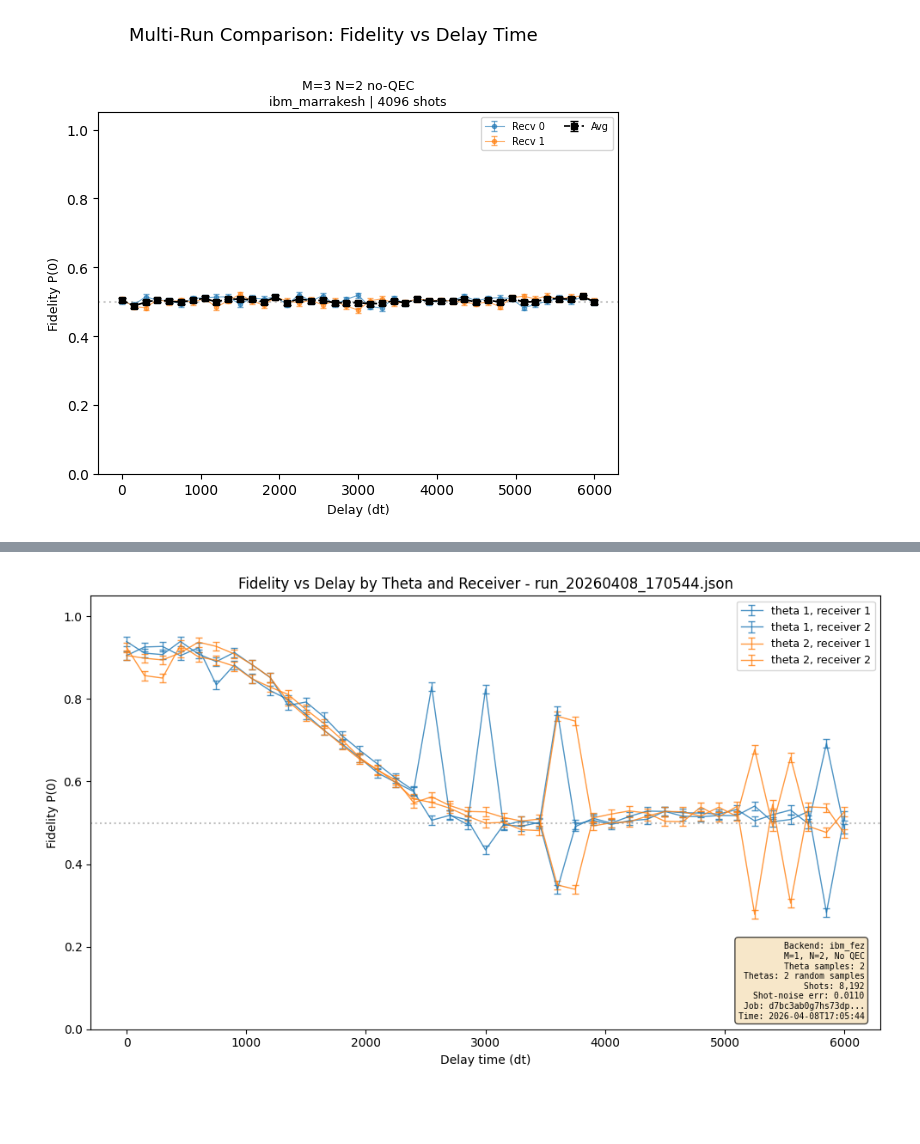
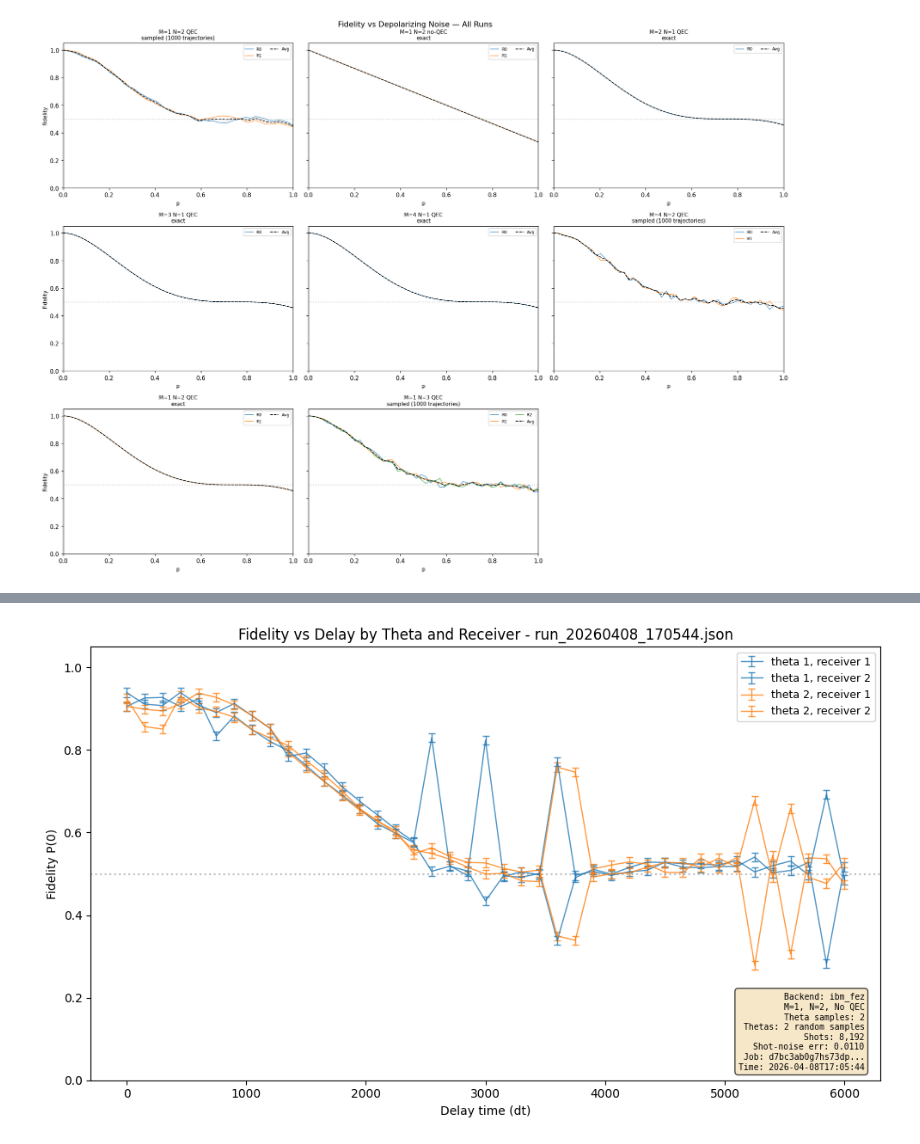
Before and after one commit to mtp354/Broadcasting, a Jupyter notebook: visualizations.ipynb, the cells around one changed output, grey strips where cells are left out. Drawn from its saved outputs; the diff is of its cells as text; code cells hidden in the pictures; blank space fills up the shorter version.

Commit message:
Some test visualizations

```diff
--- a/visualizations.ipynb
+++ b/visualizations.ipynb
@@ -187,88 +93,64 @@ plt.show()
 # %%
-# --- Multi-run comparison ---
-# Select runs by filename (or index from the list printed in cell 1).
+# --- Multi-run comparison: fidelity vs noise ---
+# Customize the filter below to select which runs to compare.
 # Examples:
-#   selected = runs                                    # all runs
-#   selected = [runs[2], runs[5]]                      # by index
-#   selected = [r for r in runs if r["M"] == 1]        # filter by M
-#   selected = [r for r in runs if not r["use_qec"]]   # non-QEC only
+#   selected = runs                                      # all runs
+#   selected = [runs[0], runs[2]]                        # by index
+#   selected = [r for r in runs if r["use_qec"]]         # QEC only
+#   selected = [r for r in runs if r["M"] == 1]          # M=1 only
+#   selected = [r for r in runs if r["N"] == 2]          # N=2 only
 
-selected = [r for r in runs if (len(r["tau_values"]) > 1) and (r["M"] == 3)]  # runs with a tau sweep
+selected = runs  # all runs
 
 if not selected:
     print("No runs matched the selection criteria.")
 else:
     n_runs = len(selected)
     ncols = min(n_runs, 3)
     nrows = int(np.ceil(n_runs / ncols))
-    fig, axes = plt.subplots(nrows, ncols, figsize=(6 * ncols, 5 * nrows),
-                            squeeze=False, sharey=True)
+    fig, axes = plt.subplots(nrows, ncols, figsize=(6 * ncols, 4.5 * nrows),
+                             squeeze=False, sharey=True)
 
     for idx, run in enumerate(selected):
         ax = axes[idx // ncols][idx % ncols]
+        try:
+            p_arr = get_p_list(run)
+        except KeyError:
+            ax.text(0.5, 0.5, "No p_list\n(hardware run?)", ha="center",
+                    va="center", transform=ax.transAxes)
+            continue
+
+        fids = np.array(run["fidelities"])  # (n_p, N)
         N = run["N"]
-        shots = run["shots"]
+        colors = plt.cm.tab10.colors
 
-        # Group by tau, average over theta samples
-        tau_data = {}
-        for e in run["entries"]:
-            tau = e["tau"]
-            if tau not in tau_data:
-                tau_data[tau] = []
-            tau_data[tau].append(e["fidelities"])
-
-        taus = sorted(tau_data.keys())
-        recv_means = np.zeros((N, len(taus)))
-        recv_errs = np.zeros((N, len(taus)))
-
-        for j, tau in enumerate(taus):
-            fid_matrix = np.array(tau_data[tau])
-            for i in range(N):
-                fids = fid_matrix[:, i]
-                mean_fid = np.mean(fids)
-                shot_err = np.mean([binomial_error(f, shots) for f in fids])
-                theta_err = np.std(fids) / np.sqrt(len(fids)) if len(fids) > 1 else 0.0
-                recv_means[i, j] = mean_fid
-                recv_errs[i, j] = np.sqrt(shot_err**2 + theta_err**2)
-
-        avg_means = np.mean(recv_means, axis=0)
-        avg_errs = np.sqrt(np.sum(recv_errs**2, axis=0)) / N
-
-        colors = plt.cm.tab10.colors
         for i in range(N):
-            ax.errorbar(taus, recv_means[i], yerr=recv_errs[i],
-                        fmt="o-", color=colors[i % len(colors)], capsize=2,
-                        markersize=3, linewidth=0.8, alpha=0.6,
-                        label=f"Recv {i}")
-
-        ax.errorbar(taus, avg_means, yerr=avg_errs,
-                    fmt="s--", color="black", capsize=3,
-                    markersize=4, linewidth=1.2, label="Avg")
-
+            ax.plot(p_arr, fids[:, i], "-", color=colors[i % len(colors)],
+                    linewidth=1, alpha=0.8, label=f"R{i}")
+        ax.plot(p_arr, fids.mean(axis=1), "k--", linewidth=1.2, label="Avg")
         ax.axhline(0.5, color="gray", linestyle=":", alpha=0.4)
         ax.set_ylim(0, 1.05)
-        ax.set_xlabel("Delay (dt)", fontsize=9)
+        ax.set_xlim(0, 1)
+        ax.set_xlabel("p", fontsize=9)
         if idx % ncols == 0:
-            ax.set_ylabel("Fidelity P(0)", fontsize=9)
+            ax.set_ylabel("Fidelity", fontsize=9)
         ax.legend(fontsize=7, loc="upper right", ncol=2)
 
-        # Title with key metadata
-        qec_tag = "QEC" if run["use_qec"] else "no-QEC"
-        ax.set_title(f"M={run['M']} N={run['N']} {qec_tag}\n"
-                     f"{run['backend']} | {run['shots']} shots",
-                     fontsize=9)
+        qec_tag = "QEC" if run.get("use_qec") else "no-QEC"
+        mode = run.get("metadata", {}).get("mode", "?")
+        ax.set_title(f"M={run['M']} N={N} {qec_tag}\n{mode}", fontsize=9)
 
-    # Blank out unused subplots
     for idx in range(n_runs, nrows * ncols):
         axes[idx // ncols][idx % ncols].set_visible(False)
 
-    fig.suptitle("Multi-Run Comparison: Fidelity vs Delay Time", fontsize=13, y=1.01)
+    fig.suptitle("Fidelity vs Depolarizing Noise — All Runs", fontsize=13)
     plt.tight_layout()
     plt.show()
 
-    print(f"Showing {n_runs} runs:")
+    print(f"\n{n_runs} run(s) shown:")
     for i, r in enumerate(selected):
-        qec_str = "QEC" if r["use_qec"] else "no-QEC"
-        print(f"  [{i}] {r['filename']}: M={r['M']}, N={r['N']}, {qec_str}, {r['backend']}")
+        print(f"  [{i}] {r['filename']}  M={r['M']} N={r['N']} "
+              f"{'QEC' if r.get('use_qec') else 'no-QEC'}  "
+              f"{r.get('metadata', {}).get('mode', '?')}")
 # %% [output]
-[figure, old version]
+[figure, new version]
```
Also changed, not shown: parts of 4 cells of this notebook.
